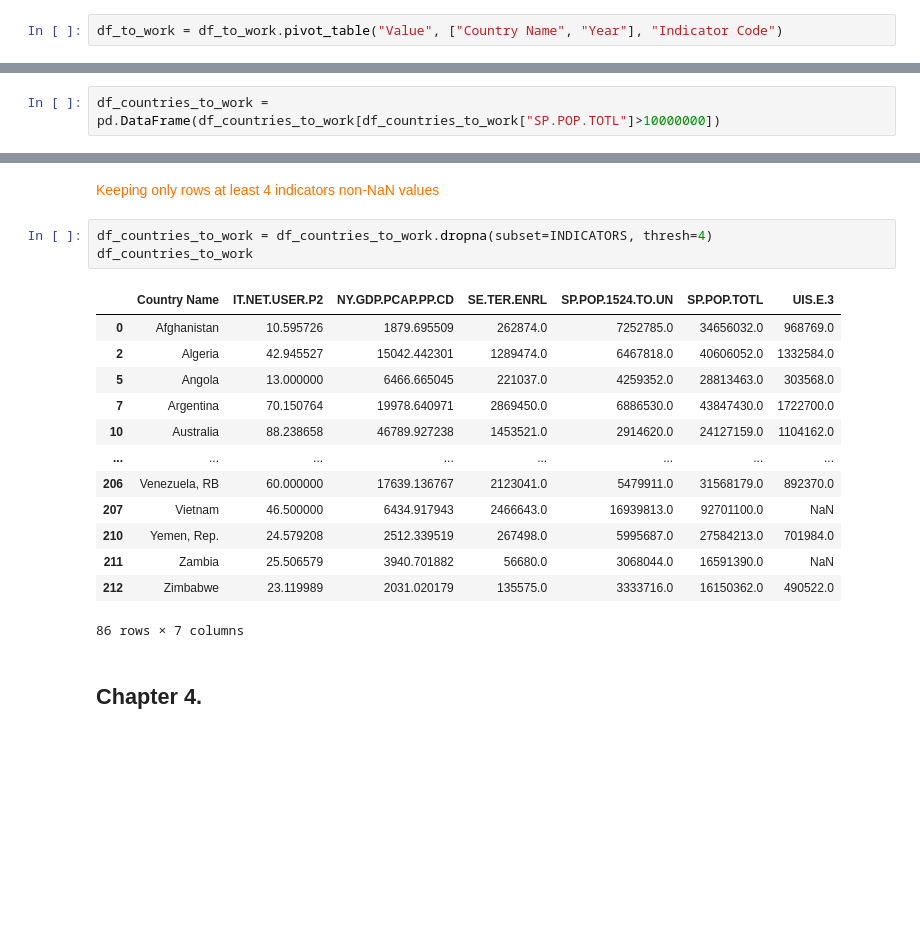
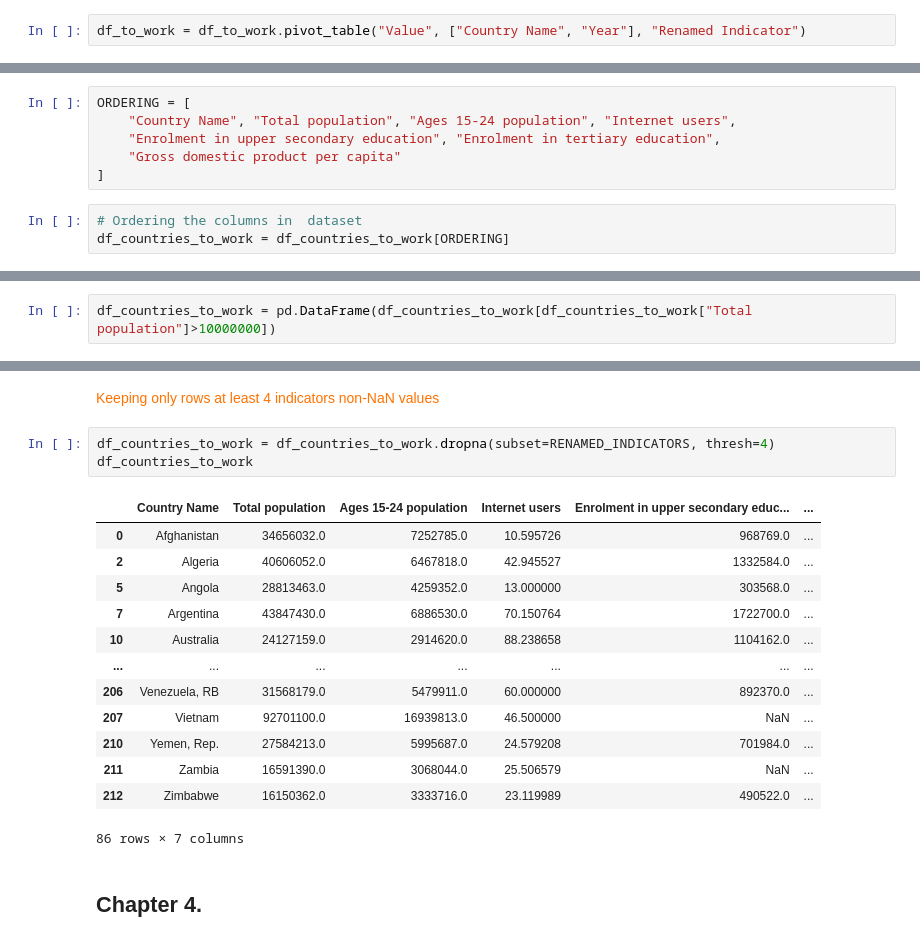
Before and after one commit to samirhinojosa/OC-P2-education-statistics, a Jupyter notebook: notebook.ipynb, the cells around one changed output, grey strips where cells are left out. Drawn from its saved outputs; the diff is of its cells as text; blank space fills up the shorter version.

```diff
--- a/notebook.ipynb
+++ b/notebook.ipynb
@@ -994,7 +998,7 @@ df_to_work
 Make a pivot table to transform the indicators in multiples columns, one column for each of them.
 </div>
 # %%
-df_to_work = df_to_work.pivot_table("Value", ["Country Name", "Year"], "Indicator Code")
+df_to_work = df_to_work.pivot_table("Value", ["Country Name", "Year"], "Renamed Indicator")
 # %%
 df_to_work = pd.DataFrame(df_to_work).reset_index()
 # %%
@@ -1065,3 +1078,12 @@ del df_countries_to_work["Year"]
+# %%
+ORDERING = [
+    "Country Name", "Total population", "Ages 15-24 population", "Internet users",
+    "Enrolment in upper secondary education", "Enrolment in tertiary education",
+    "Gross domestic product per capita"
+]
+# %%
+# Ordering the columns in  dataset
+df_countries_to_work = df_countries_to_work[ORDERING]
 # %%
 df_countries_to_work
 # %% [output]
@@ -1154,6 +1176,6 @@ df_countries_to_work[df_countries_to_work["SP.POP.TOTL"]<10000000]
 </div>
 # %%
-df_countries_to_work = pd.DataFrame(df_countries_to_work[df_countries_to_work["SP.POP.TOTL"]>10000000])
+df_countries_to_work = pd.DataFrame(df_countries_to_work[df_countries_to_work["Total population"]>10000000])
 # %%
 df_countries_to_work
 # %% [output]
@@ -1175,21 +1197,21 @@ df_countries_to_work
    Keeping only rows at least 4 indicators non-NaN values
 </div>
 # %%
-df_countries_to_work = df_countries_to_work.dropna(subset=INDICATORS, thresh=4)
+df_countries_to_work = df_countries_to_work.dropna(subset=RENAMED_INDICATORS, thresh=4)
 df_countries_to_work
 # %% [output]
-|  | Country Name | IT.NET.USER.P2 | NY.GDP.PCAP.PP.CD | SE.TER.ENRL | SP.POP.1524.TO.UN | SP.POP.TOTL | UIS.E.3 |
-| 0 | Afghanistan | 10.595726 | 1879.695509 | 262874.0 | 7252785.0 | 34656032.0 | 968769.0 |
-| 2 | Algeria | 42.945527 | 15042.442301 | 1289474.0 | 6467818.0 | 40606052.0 | 1332584.0 |
-| 5 | Angola | 13.000000 | 6466.665045 | 221037.0 | 4259352.0 | 28813463.0 | 303568.0 |
-| 7 | Argentina | 70.150764 | 19978.640971 | 2869450.0 | 6886530.0 | 43847430.0 | 1722700.0 |
-| 10 | Australia | 88.238658 | 46789.927238 | 1453521.0 | 2914620.0 | 24127159.0 | 1104162.0 |
-| ... | ... | ... | ... | ... | ... | ... | ... |
-| 206 | Venezuela, RB | 60.000000 | 17639.136767 | 2123041.0 | 5479911.0 | 31568179.0 | 892370.0 |
-| 207 | Vietnam | 46.500000 | 6434.917943 | 2466643.0 | 16939813.0 | 92701100.0 | NaN |
-| 210 | Yemen, Rep. | 24.579208 | 2512.339519 | 267498.0 | 5995687.0 | 27584213.0 | 701984.0 |
-| 211 | Zambia | 25.506579 | 3940.701882 | 56680.0 | 3068044.0 | 16591390.0 | NaN |
-| 212 | Zimbabwe | 23.119989 | 2031.020179 | 135575.0 | 3333716.0 | 16150362.0 | 490522.0 |
+|  | Country Name | Total population | Ages 15-24 population | Internet users | Enrolment in upper secondary educ... | ... |
+| 0 | Afghanistan | 34656032.0 | 7252785.0 | 10.595726 | 968769.0 | ... |
+| 2 | Algeria | 40606052.0 | 6467818.0 | 42.945527 | 1332584.0 | ... |
+| 5 | Angola | 28813463.0 | 4259352.0 | 13.000000 | 303568.0 | ... |
+| 7 | Argentina | 43847430.0 | 6886530.0 | 70.150764 | 1722700.0 | ... |
+| 10 | Australia | 24127159.0 | 2914620.0 | 88.238658 | 1104162.0 | ... |
+| ... | ... | ... | ... | ... | ... | ... |
+| 206 | Venezuela, RB | 31568179.0 | 5479911.0 | 60.000000 | 892370.0 | ... |
+| 207 | Vietnam | 92701100.0 | 16939813.0 | 46.500000 | NaN | ... |
+| 210 | Yemen, Rep. | 27584213.0 | 5995687.0 | 24.579208 | 701984.0 | ... |
+| 211 | Zambia | 16591390.0 | 3068044.0 | 25.506579 | NaN | ... |
+| 212 | Zimbabwe | 16150362.0 | 3333716.0 | 23.119989 | 490522.0 | ... |
 86 rows × 7 columns
 # %% [markdown]
 ## Chapter 4.
```
Also changed, not shown: parts of 41 cells of this notebook.
